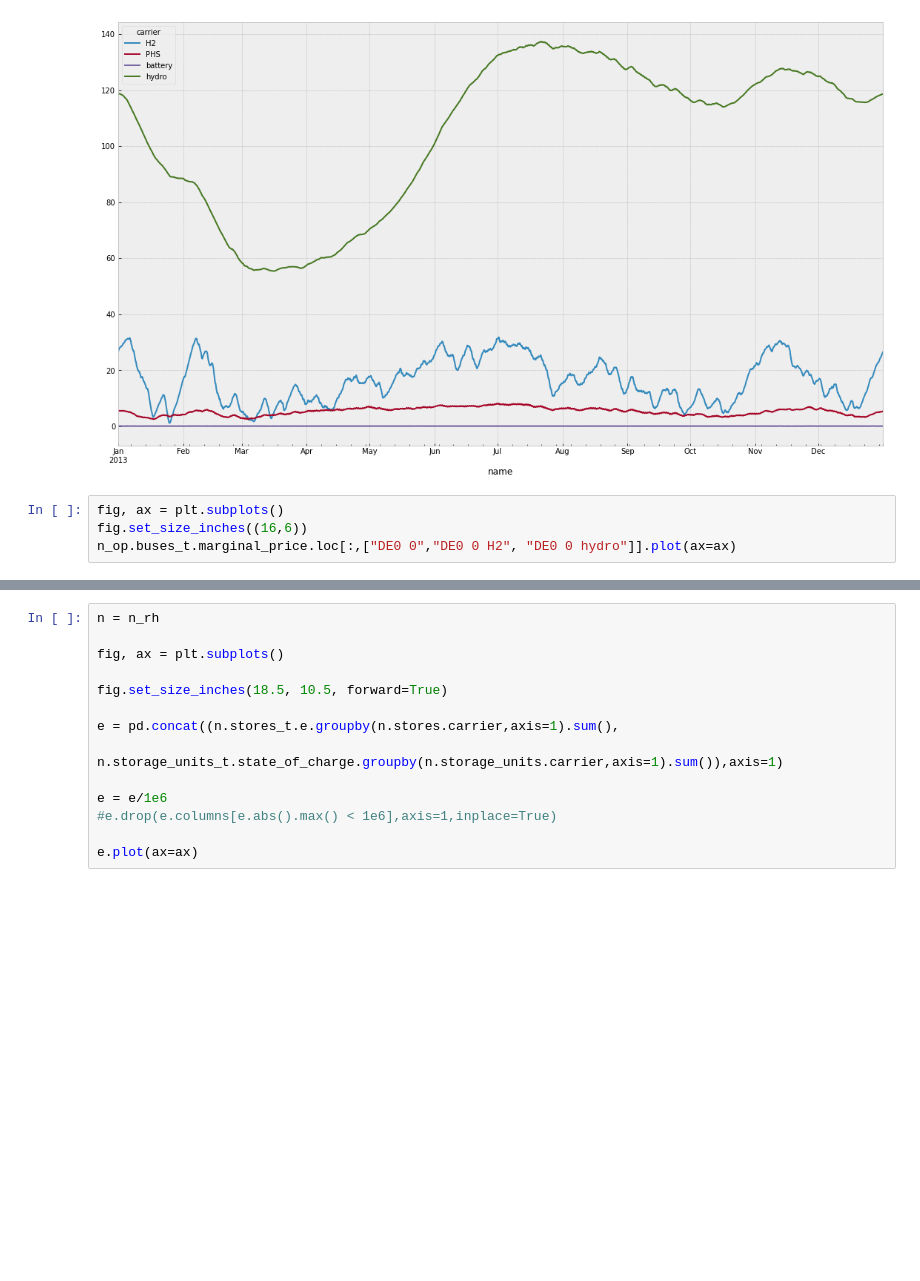
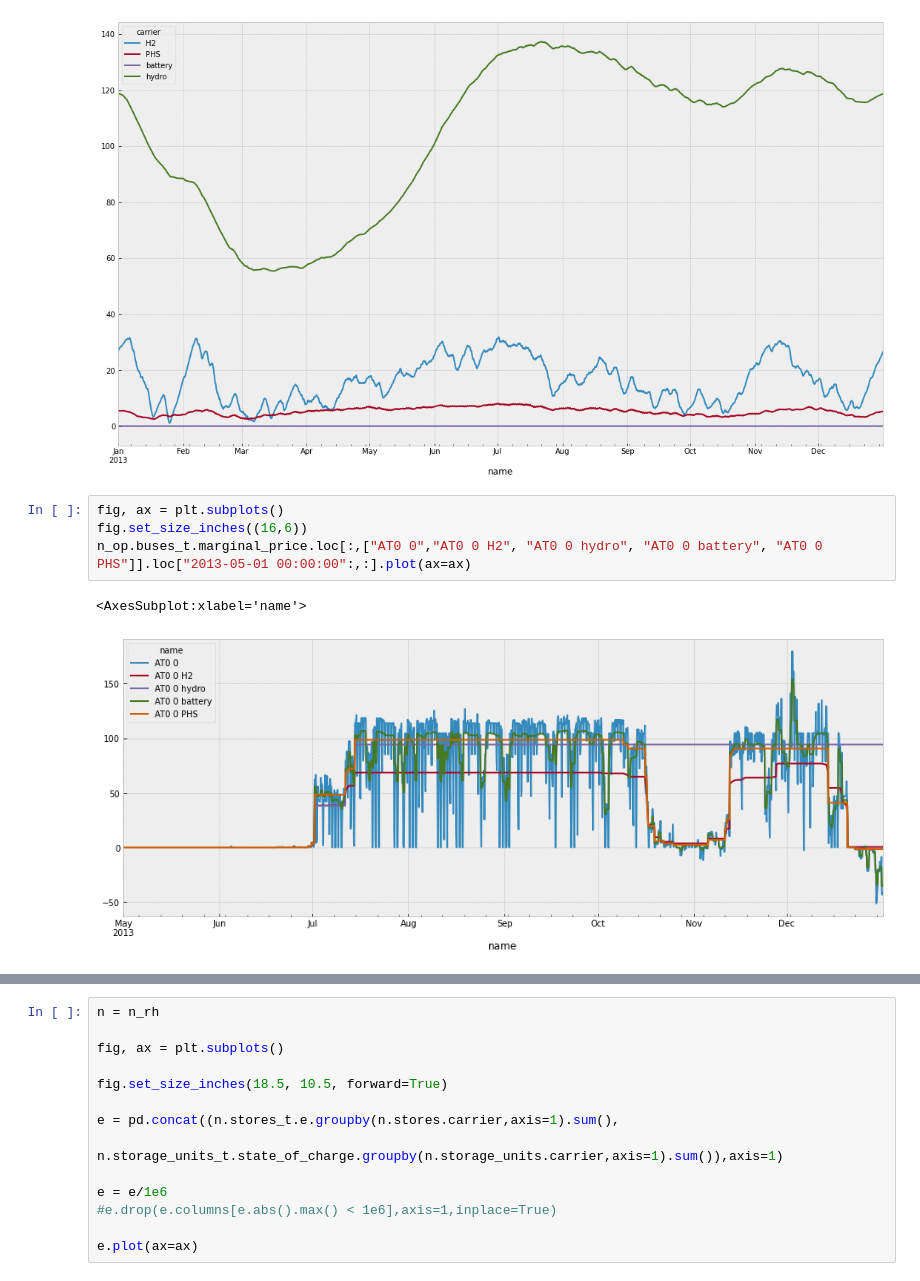
Before and after one commit to StuttgartYang/pypsa-eur, a Jupyter notebook: notebook/check_postnork_sp_rh.ipynb, the cells around one changed output, grey strips where cells are left out. Drawn from its saved outputs; the diff is of its cells as text; blank space fills up the shorter version.

Commit message:
check marginal_cost and marginal_price

```diff
--- a/notebook/check_postnork_sp_rh.ipynb
+++ b/notebook/check_postnork_sp_rh.ipynb
@@ -61,4 +81,7 @@ INFO:numexpr.utils:NumExpr defaulting to 8 threads.
 # %%
 fig, ax = plt.subplots()
 fig.set_size_inches((16,6))
-n_op.buses_t.marginal_price.loc[:,["DE0 0","DE0 0 H2", "DE0 0 hydro"]].plot(ax=ax)
+n_op.buses_t.marginal_price.loc[:,["AT0 0","AT0 0 H2", "AT0 0 hydro", "AT0 0 battery", "AT0 0 PHS"]].loc["2013-05-01 00:00:00":,:].plot(ax=ax)
+# %% [output]
+<AxesSubplot:xlabel='name'>
+[figure, added]
```
Also changed, not shown: parts of 13 cells of this notebook.
